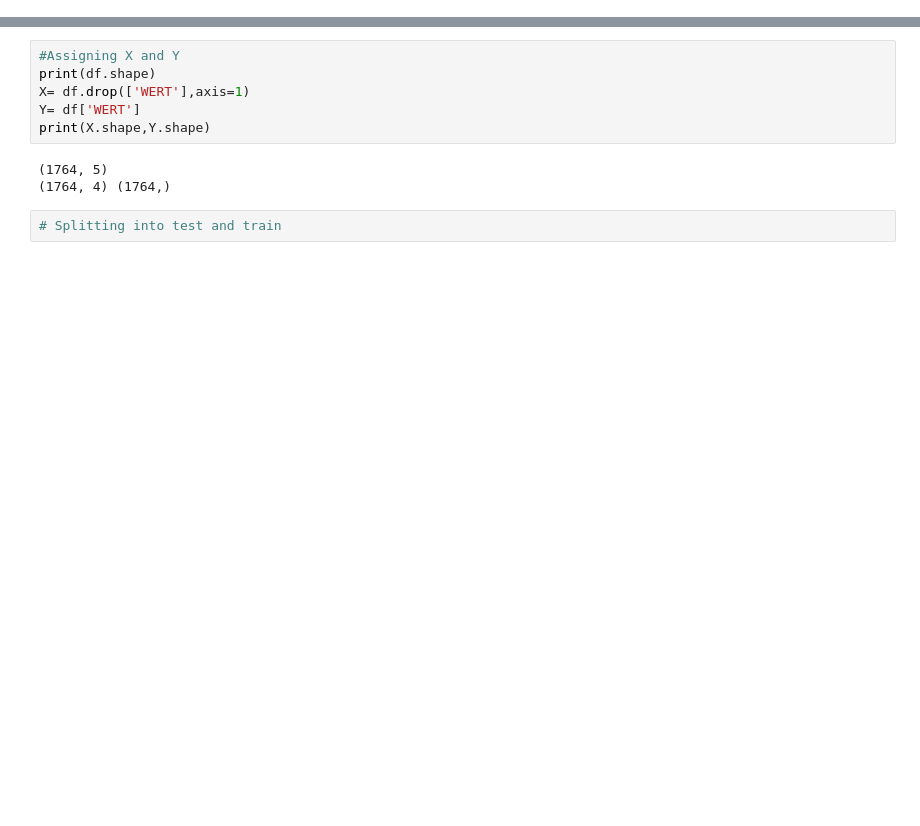
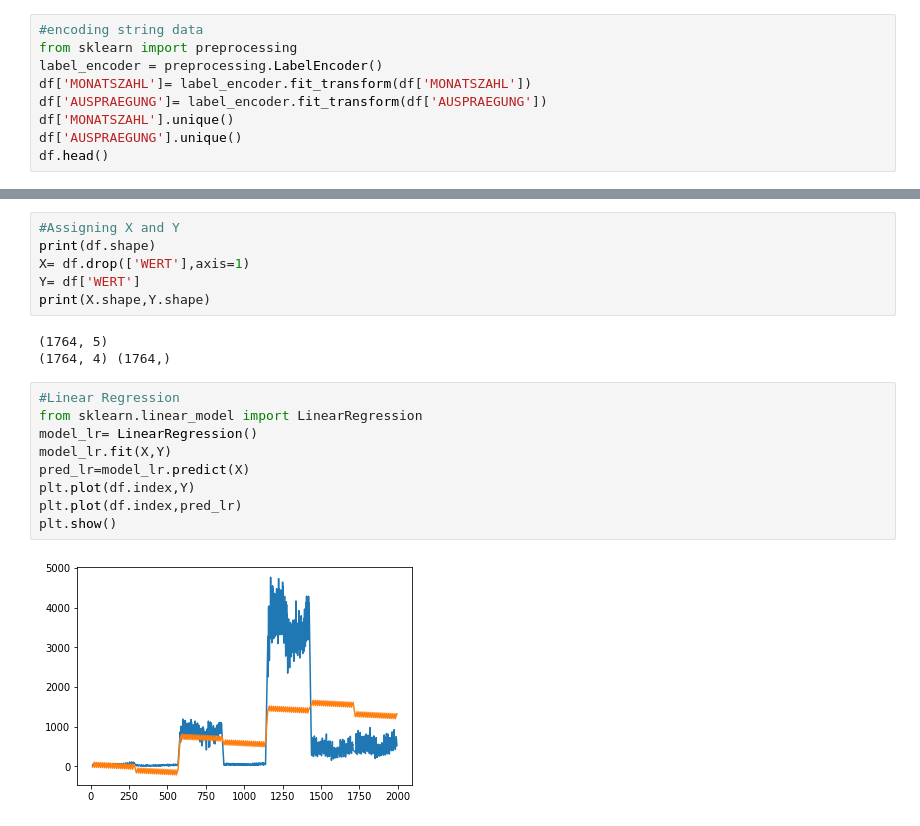
Before and after one commit to Priya15073/Monthly-Traffic-Accidents-in-Munich, a Jupyter notebook: Mission_1.ipynb, the cells around one changed output, grey strips where cells are left out. Cells and saved outputs as stored; diff of their text form; blank space fills up the shorter version.

Commit message:
Commit: Model run and saved

```diff
--- a/Mission_1.ipynb
+++ b/Mission_1.ipynb
@@ -172,0 +189,9 @@ plt.show()
+# %%
+#encoding string data
+from sklearn import preprocessing
+label_encoder = preprocessing.LabelEncoder()
+df['MONATSZAHL']= label_encoder.fit_transform(df['MONATSZAHL'])
+df['AUSPRAEGUNG']= label_encoder.fit_transform(df['AUSPRAEGUNG'])
+df['MONATSZAHL'].unique()
+df['AUSPRAEGUNG'].unique()
+df.head()
@@ -180,4 +212,13 @@ print(X.shape,Y.shape)
 (1764, 5)
 (1764, 4) (1764,)
 # %%
-# Splitting into test and train
+#Linear Regression
+from sklearn.linear_model import LinearRegression
+model_lr= LinearRegression()
+model_lr.fit(X,Y)
+pred_lr=model_lr.predict(X)
+plt.plot(df.index,Y)
+plt.plot(df.index,pred_lr)
+plt.show()
+# %% [output]
+[figure, added]
```
Also changed, not shown: parts of 7 cells of this notebook, 1 other file.
